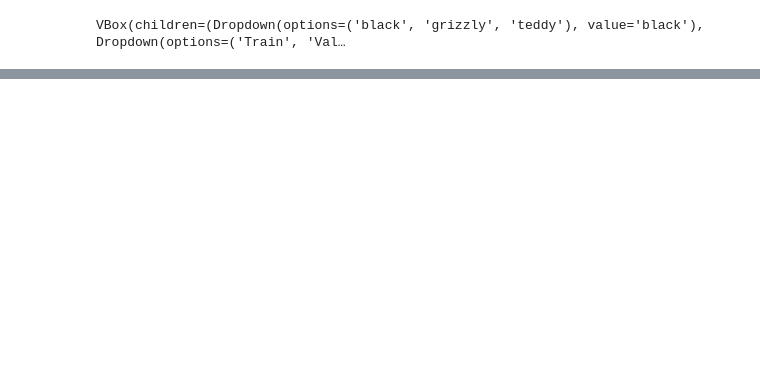
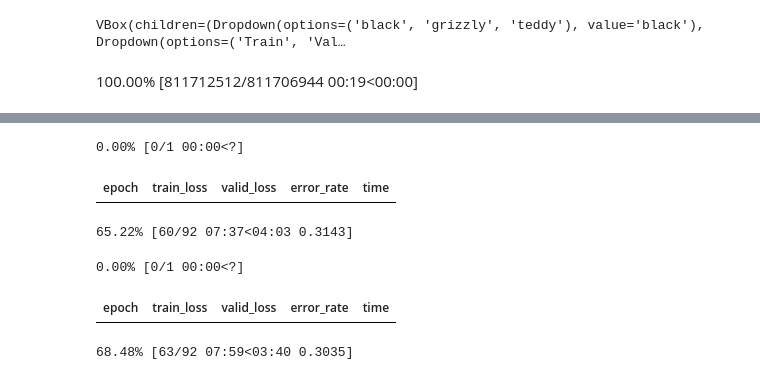
Before and after one commit to champsleague/Deep-Learning, a Jupyter notebook: Lesson2.ipynb, the cells around one changed output, grey strips where cells are left out. Drawn from its saved outputs; the diff is of its cells as text; code cells hidden in the pictures; blank space fills up the shorter version.

```diff
--- a/Lesson2.ipynb
+++ b/Lesson2.ipynb
@@ -165,0 +168,17 @@ for idx,cat in cleaner.change(): shutil.move(str(cleaner.fns[idx]),path/cat)
+# %%
+from fastai.vision.all import *
+
+def is_cat(x): return x[0].isupper()
+# %%
+path = untar_data(URLs.PETS)/'images'
+
+dls = ImageDataLoaders.from_name_func('.',
+    get_image_files(path), valid_pct=0.2, seed=42,
+    label_func=is_cat,
+    item_tfms=Resize(192))
+# %% [output]
+100.00% [811712512/811706944 00:19<00:00]
+# %%
+learn = vision_learner(dls, resnet18, metrics=error_rate)
+learn.fine_tune(3)
+# %% [output]
@@ -165,0 +186,6 @@ for idx,cat in cleaner.change(): shutil.move(str(cleaner.fns[idx]),path/cat)
+0.00% [0/1 00:00<?]
+| epoch | train_loss | valid_loss | error_rate | time |
+65.22% [60/92 07:37<04:03 0.3143]
+0.00% [0/1 00:00<?]
+| epoch | train_loss | valid_loss | error_rate | time |
+68.48% [63/92 07:59<03:40 0.3035]
```
Also changed, not shown: parts of 2 cells of this notebook.
